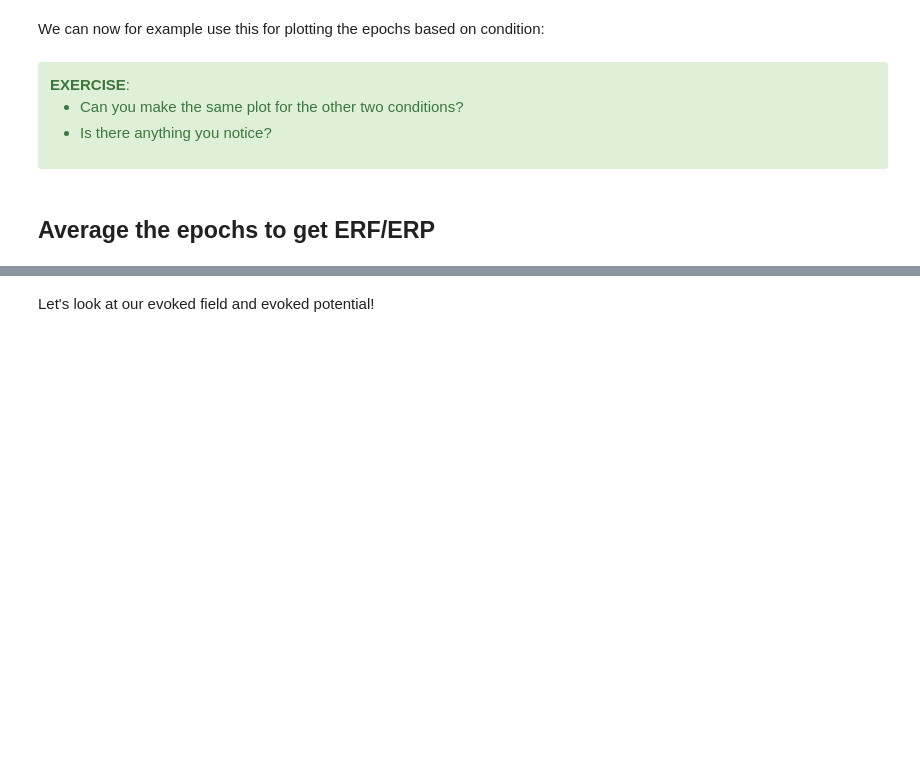
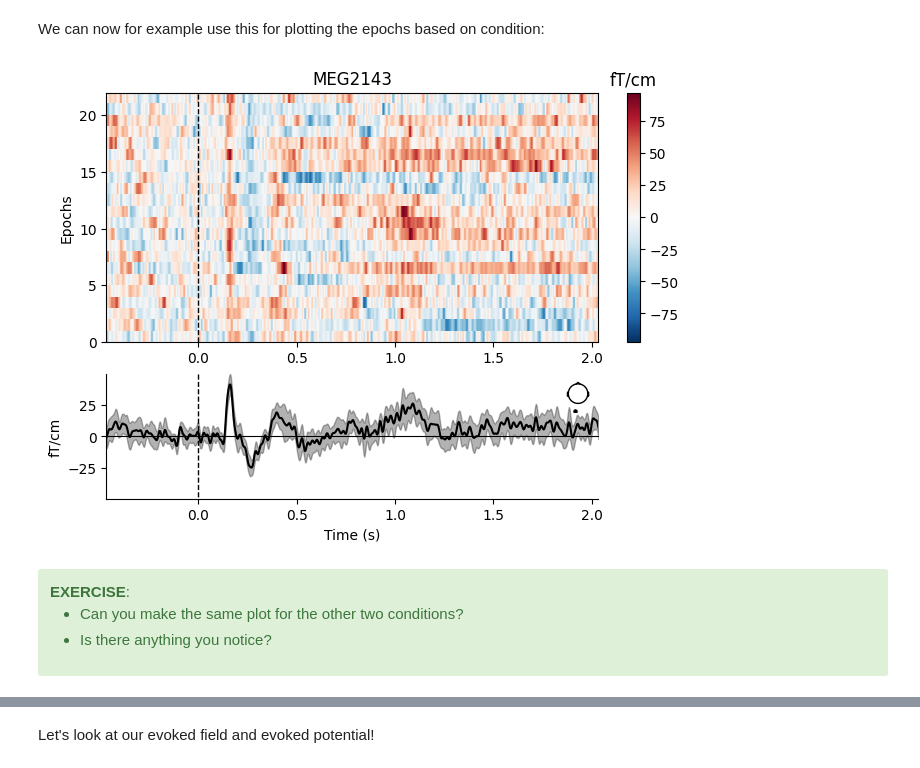
Before and after one commit to wmvanvliet/mne_practical_meeg_2025, a Jupyter notebook: 2-Time_domain_evoked_responses.ipynb, the cells around one changed output, grey strips where cells are left out. Drawn from its saved outputs; the diff is of its cells as text; code cells hidden in the pictures; blank space fills up the shorter version.

Commit message:
Start updating the notebooks. 0-2 done!

```diff
--- a/2-Time_domain_evoked_responses.ipynb
+++ b/2-Time_domain_evoked_responses.ipynb
@@ -9,23 +9,26 @@ Britta Westner, Alexandre Gramfort, Denis A. Engemann
 ## Setup
 
 We already know this part from last time:
-# %%
-%matplotlib inline
-import os
-import numpy as np
-import matplotlib as mpl
-import matplotlib.pyplot as plt
-import mne
-
-mne.set_log_level('error')
+# %%
+# This makes figures appear inside the notebook instead of in a new window.
+%matplotlib inline
+
+# These are the Python packages we will use in this notebook.
+import numpy as np  # for numerical computations
+import matplotlib.pyplot as plt  # for making custom figures
+import mne  # for MEG and EEG data analysis
+
+mne.set_log_level('warning')
 # %% [markdown]
 ## Set the path to the data and load the previously saved epochs
 # %% [markdown]
 You should have downloaded the `ds000117-practical` folder. We have to let Python know, where to find this folder on your disk. You will have to adjust the path below to reflect your computer and path structure!
 You can print the whole path and check the directory to double check it's correct.
 # %%
-# Change the following path to where the folder ds000117 is on your disk
-data_path = os.path.expanduser("~/Documents/teaching/practical_meeg_2022_data/ds000117")
+# Change the following path to where the folder ds000117 is on your disk.
+data_path = "./ds000117_pruned"  # `./` means the folder of this notebook
 
-epochs_fname = os.path.join(data_path,
-    'derivatives/meg_derivatives/sub-01/ses-meg/meg/sub-01_ses-meg_task-facerecognition_run-01_proc-sss-epo.fif')
+# Based on the `data_path` you specified above, and assuming you have completed the previous notebook,
+# this is where the raw MEG+EEG data should be.
+epochs_fname = f"{data_path}/derivatives/meg_derivatives/sub-01/ses-meg/meg/sub-01_ses-meg_task-facerecognition_run-01_proc-sss-epo.fif"
+print(epochs_fname)
@@ -32,2 +37,2 @@ epochs_fname = os.path.join(data_path,
 # %%
-epochs = mne.read_epochs(epochs_fname, proj=False)
+epochs = mne.read_epochs(epochs_fname)
@@ -59,7 +111,9 @@ epochs['famous']
 # %% [markdown]
 We can now for example use this for plotting the epochs based on condition:
 # %%
-epochs['famous'].plot_image(picks='MEG2143', sigma=1.);
+epochs['famous'].plot_image(picks='MEG2143');
+# %% [output]
+[figure, added]
 # %% [markdown]
 <div class="alert alert-success">
     <b>EXERCISE</b>:
@@ -68,5 +122,3 @@ epochs['famous'].plot_image(picks='MEG2143', sigma=1.);
       <li>Is there anything you notice?</li>
     </ul>
 </div>
-# %% [markdown]
-## Average the epochs to get ERF/ERP
```
Also changed, not shown: parts of 28 cells of this notebook, 2 other files.
